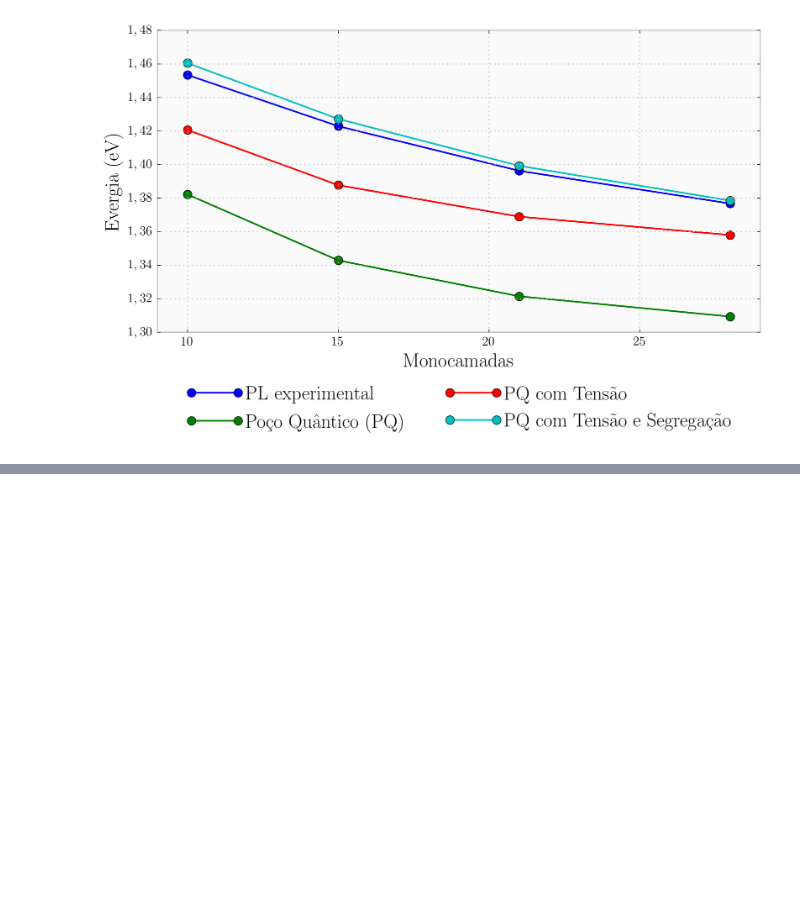
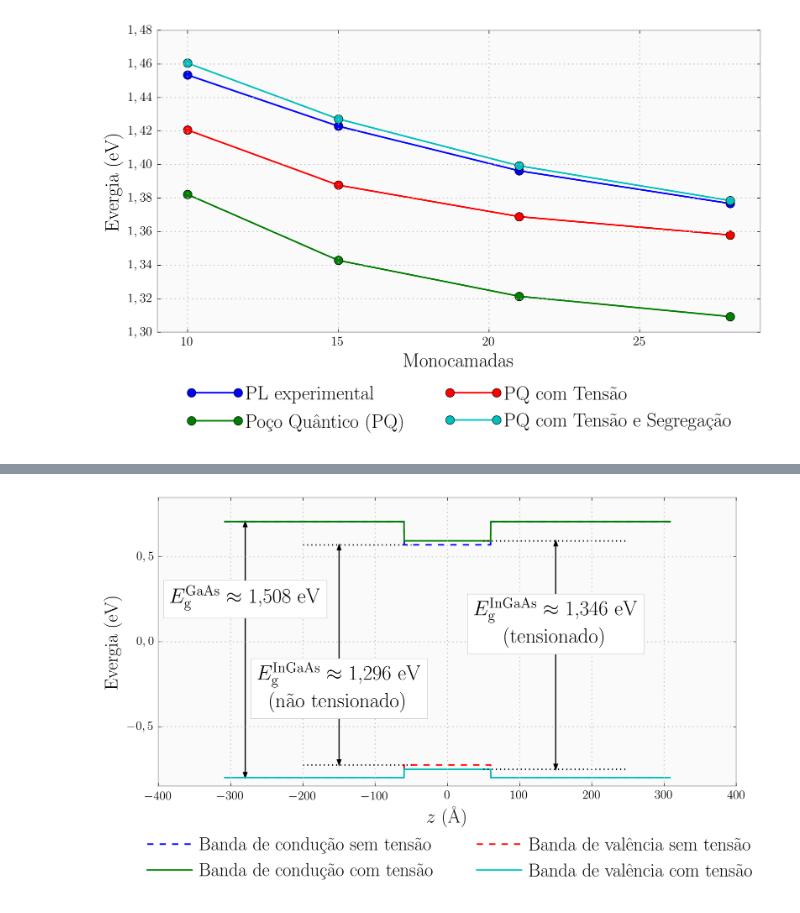
Before and after one commit to thiagolcmelo/mestrado, a Jupyter notebook: estudo_6_tensao_segregacao_ingaas.ipynb, the cells around one changed output, grey strips where cells are left out. Saved outputs shown, nothing was run; the diff lists cells and outputs as text; code cells hidden in the pictures; blank space fills up the shorter version.

Commit message:
graficos mais detalhados de ingaas

```diff
--- a/estudo_6_tensao_segregacao_ingaas_parametros_vurgaftman.ipynb
+++ b/estudo_6_tensao_segregacao_ingaas.ipynb
@@ -261,0 +264,89 @@ plt.savefig('figuras/ingaas_pl_77_comparacao.png', bbox_inches='tight')
+# %%
+# vamos ilustrar um poco de 21 monocamadas
+mc = 21
+# concentracao em cada camada do poco
+x_poco = [x0] * mc
+# utilizando barreiras de 250 angstroms
+x_barreira = [0.0] * int(250.0 / InGaAs(0.0).alc(T))
+# concentração
+x_total = x_barreira + x_poco + x_barreira
+
+
+# considerando que o parametro de rede muda em cada camada
+tamanho_sistema = np.sum([InGaAs(x).alc(T) for x in x_total])
+# interpola concentração ponto a ponto para N pontos
+z_ang, x_total = interpola_concentracao(x_total, tamanho_sistema, N)
+perfil_liga = [InGaAs(x) for x in x_total]
+gap = np.array([a.gap_g(T) for a in perfil_liga])
+vbo = np.array([a.vbo for a in perfil_liga])
+Vv = vbo[0] - vbo
+Vc = gap - gap[0] + (vbo[0] - vbo)
+ac = np.array([a.ac for a in perfil_liga])
+av = np.array([a.av for a in perfil_liga])
+b = np.array([a.b for a in perfil_liga])
+a0 = np.array([a.alc(T) for a in perfil_liga])
+c11 = np.array([a.c11 for a in perfil_liga])
+c12 = np.array([a.c12 for a in perfil_liga])
+exx = eyy = (a0[0] - a0) / a0
+ezz = - 2.0 * (c12 / c11) * exx
+Tr = exx + eyy + ezz
+nTr = exx + eyy - 2.0 * ezz
+ajuste_c = ac * Tr
+ajuste_v = av * Tr - (b / 2.0) * nTr
+gap_tens = gap + ajuste_c + ajuste_v
+Vv_tens = Vv - ajuste_v
+Vc_tens = Vc + ajuste_c
+# ajusta o zero no mínimo do poço
+Vv_red = Vv - np.min(Vv)
+Vc_red = Vc - np.min(Vc)
+Vv_red_tens = Vv_tens - np.min(Vv_tens)
+Vc_red_tens = Vc_tens - np.min(Vc_tens)
+GAP = np.min(gap)
+GAP_tens = np.min(gap_tens)
+Vv = -Vv + vbo[0]
+Vv_tens = -Vv_tens + vbo[0]
+Vc = Vv + gap
+Vc_tens = Vv_tens + gap_tens
+
+fig, ax = plt.subplots()
+ax.plot(z_ang, Vc, label=r"Banda de condu\c{c}\~{a}o sem tens\~{a}o", ls='--')
+ax.plot(z_ang, Vc_tens, label=r"Banda de condu\c{c}\~{a}o com tens\~{a}o")
+ax.plot(z_ang, Vv, label=r"Banda de val\^{e}ncia sem tens\~{a}o", ls='--')
+ax.plot(z_ang, Vv_tens, label=r"Banda de val\^{e}ncia com tens\~{a}o")
+ax.grid(True)
+ax.set_xlabel(r'$z$ (\AA)')
+ax.set_ylabel('Evergia (eV)')
+ax.set_xlim([-400, 400])
+ax.set_ylim([-0.85, 0.85])
+
+hl = 0.03
+maxv = np.max(Vc-Vv)
+minv = np.min(Vc-Vv)
+minv_tens = np.min(Vc_tens-Vv_tens)
+
+ax.arrow(-280, np.min(Vv), 0.0, maxv-hl, head_width=5, head_length=hl, fc='k', ec='k')
+ax.arrow(-280, np.max(Vc), 0.0, -(maxv-hl), head_width=5, head_length=hl, fc='k', ec='k')
+ax.text(-280, 0.2,
+        r'$E_\mathrm{g}^\mathrm{GaAs} \approx$ ' + dummy_comma('%.3f eV' % maxv),
+        bbox=dict(facecolor='white', alpha=1.0, boxstyle='square,pad=0.3', lw=0.1), ha='center')
+
+ax.arrow(-150, np.max(Vv), 0.0, minv-hl, head_width=5, head_length=hl, fc='k', ec='k')
+ax.arrow(-150, np.min(Vc), 0.0, -(minv-hl), head_width=5, head_length=hl, fc='k', ec='k')
+ax.plot([-200, -50], [np.min(Vc), np.min(Vc)], c='k', ls=':')
+ax.plot([-200, -50], [np.max(Vv), np.max(Vv)], c='k', ls=':')
+ax.text(-150, -0.4,
+        r'$E_\mathrm{g}^\mathrm{InGaAs} \approx$ ' + dummy_comma('%.3f eV' % minv) + '\n(n\~{a}o tensionado)',
+        bbox=dict(facecolor='white', alpha=1.0, boxstyle='square,pad=0.3', lw=0.1), ha='center')
+
+ax.arrow(150, np.max(Vv_tens), 0.0, minv_tens-hl, head_width=5, head_length=hl, fc='k', ec='k')
+ax.arrow(150, np.min(Vc_tens), 0.0, -(minv_tens-hl), head_width=5, head_length=hl, fc='k', ec='k')
+
+ax.text(150.0, -0.02,
+        r'$E_\mathrm{g}^\mathrm{InGaAs} \approx$ ' + dummy_comma('%.3f eV' % minv_tens) + '\n   (tensionado)',
+        bbox=dict(facecolor='white', alpha=1.0, boxstyle='square,pad=0.3', lw=0.1), ha='center')
+ax.plot([50, 250], [np.min(Vc_tens), np.min(Vc_tens)], c='k', ls=':')
+ax.plot([50, 250], [np.max(Vv_tens), np.max(Vv_tens)], c='k', ls=':')
+plt.legend(loc='upper center', bbox_to_anchor=(0.50, -0.12),  shadow=True, ncol=2)
+plt.savefig('figuras/ingaas_tensao_77k.png', bbox_inches='tight')
+# %% [output]
+[figure, added]
```
Also changed, not shown: parts of 2 cells of this notebook, 8 other files.
